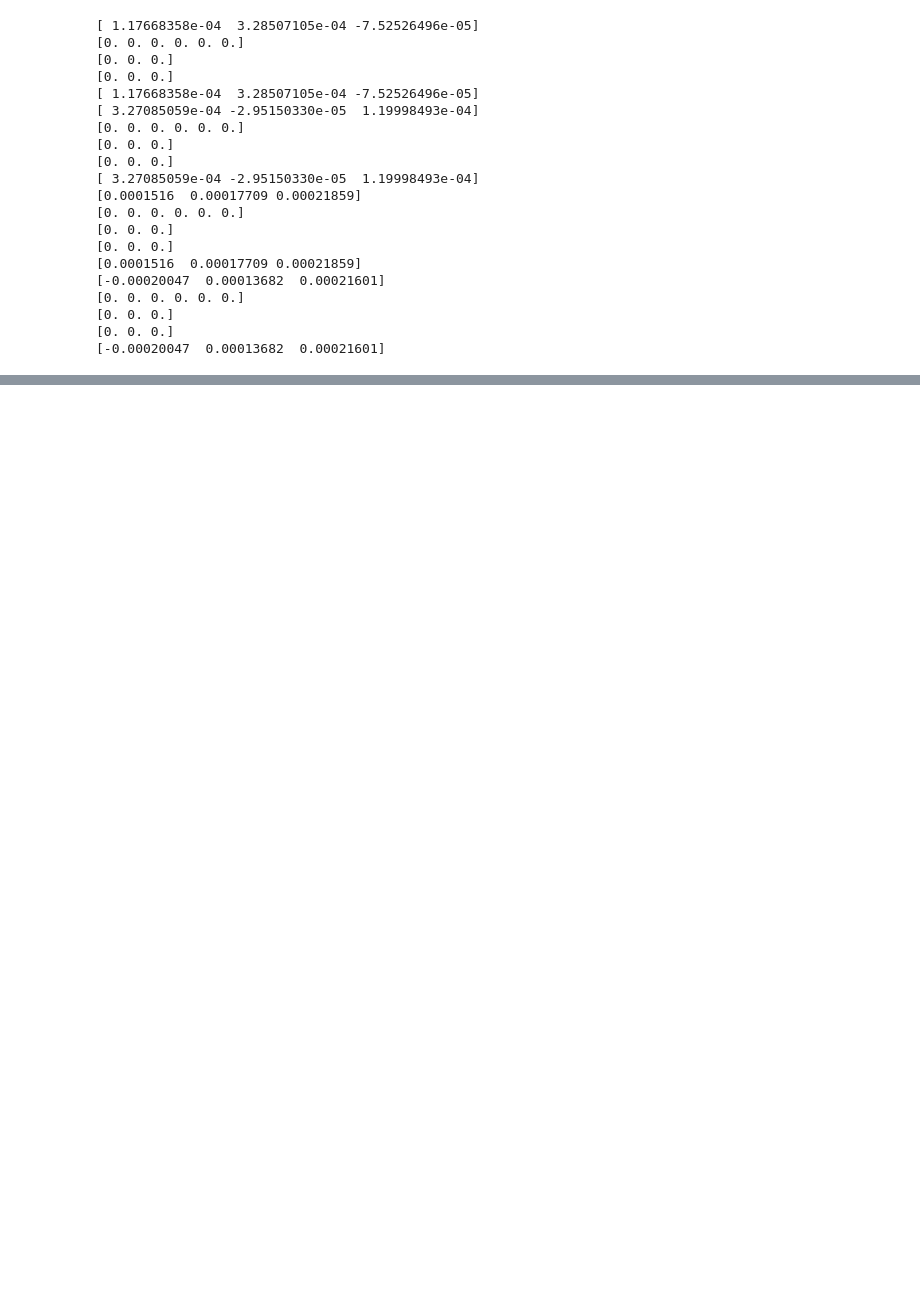
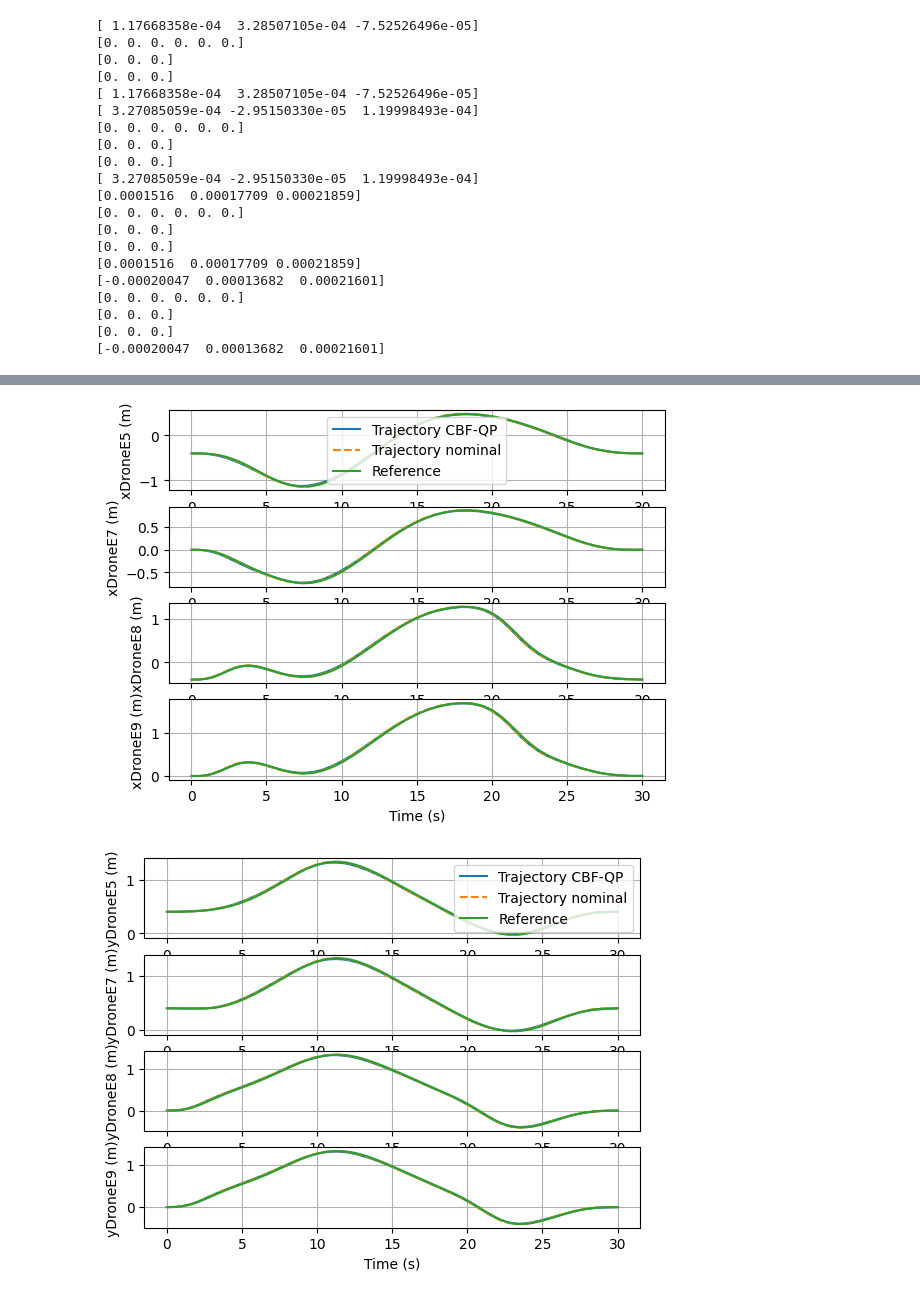
Before and after one commit to demokaka/MPC_CFsimulation, a Jupyter notebook: src/Simulation_CBFQP.ipynb, the cells around one changed output, grey strips where cells are left out. Drawn from its saved outputs; the diff is of its cells as text; code cells hidden in the pictures; blank space fills up the shorter version.

```diff
--- a/src/Simulation_CBFQP.ipynb
+++ b/src/Simulation_CBFQP.ipynb
@@ -445,0 +592,42 @@ The PostScript backend does not support transparency; partially transparent arti
+# %%
+# plot position x
+figxc = plt.figure()
+for i in range(simulator['na']):
+    axxc = figxc.add_subplot(simulator['na'],1,i+1)
+    axxc.plot(ts,simulator['x_sim'][0,:,i],label='Trajectory CBF-QP')
+    axxc.plot(ts,simulator['xn_sim'][0,:,i],label='Trajectory nominal',linestyle='dashed')
+    axxc.plot(ts[1:],ref[uris[i]][:,0],label='Reference')
+    axxc.grid(True)
+    axxc.set_xlabel("Time (s)")
+    axxc.set_ylabel(f"x{drone_bodies[i]} (m)")
+    if (i==0):
+        axxc.legend()
+
+# plot position y
+figyc = plt.figure()
+for i in range(simulator['na']):
+    axyc = figyc.add_subplot(simulator['na'],1,i+1)
+    axyc.plot(ts,simulator['x_sim'][1,:,i],label='Trajectory CBF-QP')
+    axyc.plot(ts,simulator['xn_sim'][1,:,i],label='Trajectory nominal',linestyle='dashed')
+    axyc.plot(ts[1:],ref[uris[i]][:,1],label='Reference')
+    axyc.grid(True)
+    axyc.set_xlabel("Time (s)")
+    axyc.set_ylabel(f"y{drone_bodies[i]} (m)")
+    if (i==0):
+        axyc.legend()
+
+# plot position x
+figzc = plt.figure()
+for i in range(simulator['na']):
+    axzc = figzc.add_subplot(simulator['na'],1,i+1)
+    axzc.plot(ts,simulator['x_sim'][2,:,i],label='Trajectory CBF-QP')
+    axzc.plot(ts,simulator['xn_sim'][2,:,i],label='Trajectory nominal',linestyle='dashed')
+    axzc.plot(ts[1:],ref[uris[i]][:,2],label='Reference')
+    axzc.grid(True)
+    axzc.set_xlabel("Time (s)")
+    axzc.set_ylabel(f"z{drone_bodies[i]} (m)")
+    if (i==0):
+        axzc.legend()
+# %% [output]
+[figure, added]
+[figure, added]
```
Also changed, not shown: parts of 13 cells of this notebook, 21 other files.
